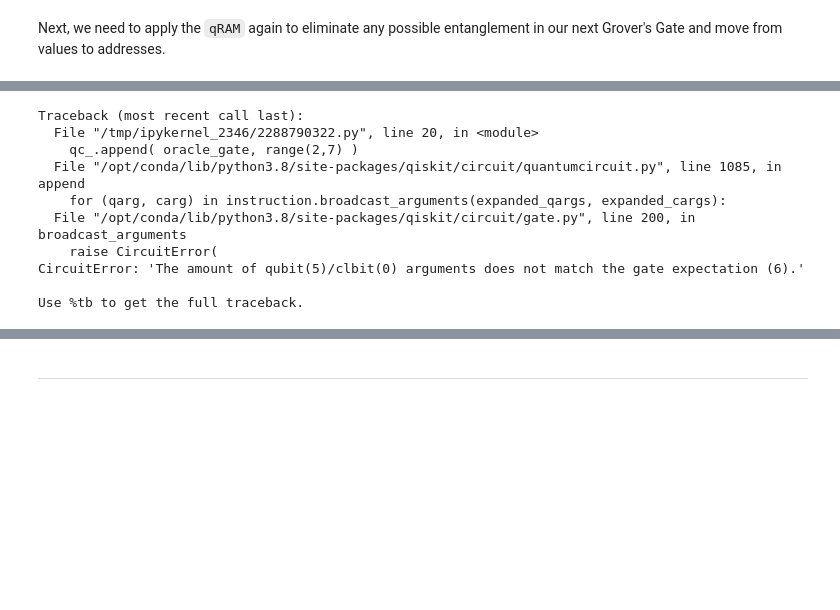
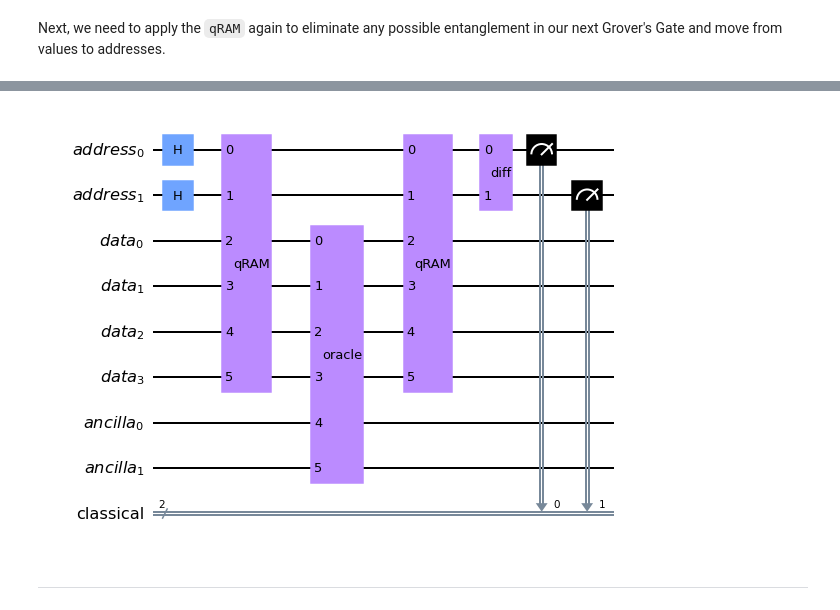
Before and after one commit to abdielgv163/IQOSF_Mentorship_Program, a Jupyter notebook: Task_1.ipynb, the cells around one changed output, grey strips where cells are left out. Cells and saved outputs as stored; diff of their text form; code cells hidden in the pictures; blank space fills up the shorter version.

```diff
--- a/Task_1.ipynb
+++ b/Task_1.ipynb
@@ -461,7 +455,7 @@ rang_ = int(np.sqrt(n_))
 
 address_reg_ = QuantumRegister(np.sqrt(len(vals_)), name='address')
 binary_reg_  = QuantumRegister(len(vals_), name='data')
-ancilla_reg  = QuantumRegister(1, name='ancilla')
+ancilla_reg  = QuantumRegister(2, name='ancilla')
 meas_reg_   =  ClassicalRegister(size=np.sqrt(len(vals_)), name='classical', bits=None)
 
 
@@ -475,7 +469,7 @@ qc_.h(address_reg)
 ### qRAM ###
 qc_.append( qRAM_gate,  range(6) )
 ### Oracle ###
-qc_.append( oracle_gate, range(2,7) )
+qc_.append( oracle_gate, range(2,8) )
 ### qRAM ###
 qc_.append( qRAM_gate,  range(6) )
 
@@ -485,13 +479,3 @@ qc_.measure(address_reg_, meas_reg_)
 #qc_ = qc_.reverse_bits()
 qc_.draw('mpl')
 # %% [output]
-Traceback (most recent call last):
-  File "/tmp/ipykernel_2346/2288790322.py", line 20, in <module>
-    qc_.append( oracle_gate, range(2,7) )
-  File "/opt/conda/lib/python3.8/site-packages/qiskit/circuit/quantumcircuit.py", line 1085, in append
-    for (qarg, carg) in instruction.broadcast_arguments(expanded_qargs, expanded_cargs):
-  File "/opt/conda/lib/python3.8/site-packages/qiskit/circuit/gate.py", line 200, in broadcast_arguments
-    raise CircuitError(
-CircuitError: 'The amount of qubit(5)/clbit(0) arguments does not match the gate expectation (6).'
-
-Use %tb to get the full traceback.
@@ -499,3 +482,4 @@ Use %tb to get the full traceback.
+[figure, added]
 # %% [markdown]
 ---
 # %% [markdown]
```
Also changed, not shown: parts of 11 cells of this notebook.
